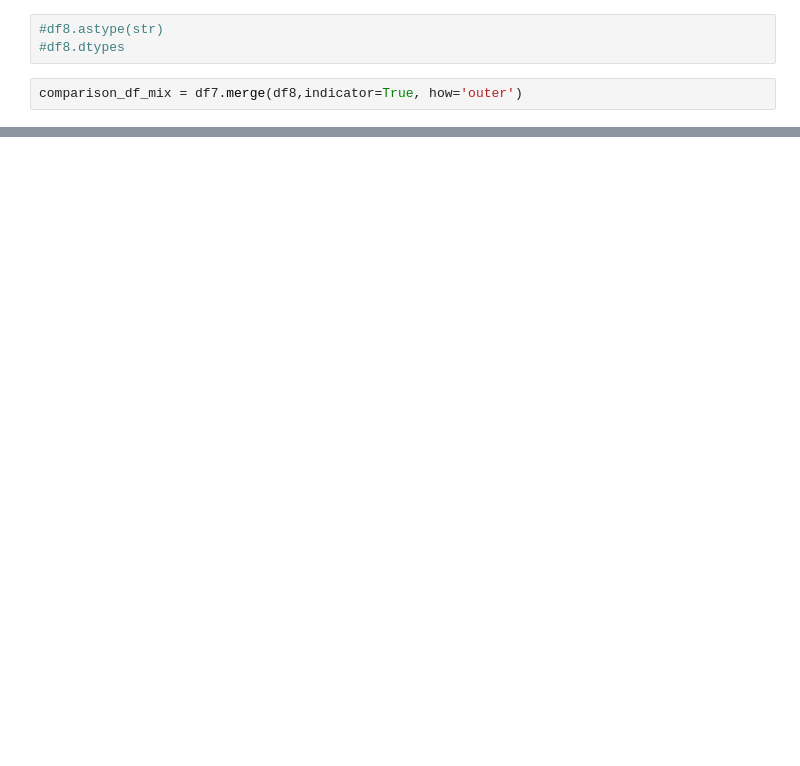
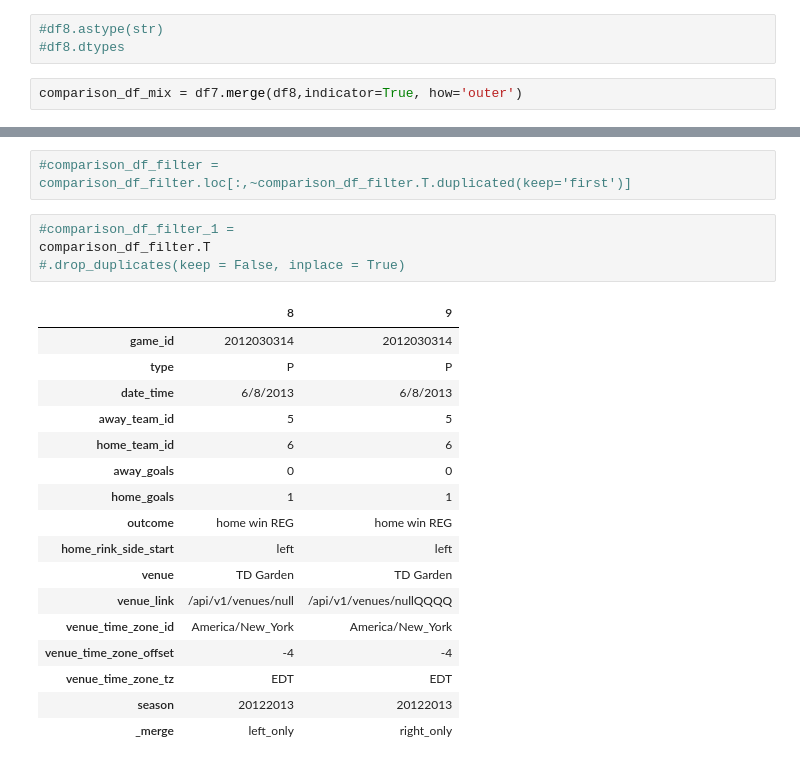
Before and after one commit to sumedhshirodkar34/project, a Jupyter notebook: compare_2_dataframes.ipynb, the cells around one changed output, grey strips where cells are left out. Drawn from its saved outputs; the diff is of its cells as text; blank space fills up the shorter version.

```diff
--- a/compare_2_dataframes.ipynb
+++ b/compare_2_dataframes.ipynb
@@ -41,0 +86,24 @@ comparison_df_mix = df7.merge(df8,indicator=True, how='outer')
+# %%
+#comparison_df_filter = comparison_df_filter.loc[:,~comparison_df_filter.T.duplicated(keep='first')]
+# %%
+#comparison_df_filter_1 =
+comparison_df_filter.T
+#.drop_duplicates(keep = False, inplace = True)
+# %% [output]
+|  | 8 | 9 |
+| game_id | 2012030314 | 2012030314 |
+| type | P | P |
+| date_time | 6/8/2013 | 6/8/2013 |
+| away_team_id | 5 | 5 |
+| home_team_id | 6 | 6 |
+| away_goals | 0 | 0 |
+| home_goals | 1 | 1 |
+| outcome | home win REG | home win REG |
+| home_rink_side_start | left | left |
+| venue | TD Garden | TD Garden |
+| venue_link | /api/v1/venues/null | /api/v1/venues/nullQQQQ |
+| venue_time_zone_id | America/New_York | America/New_York |
+| venue_time_zone_offset | -4 | -4 |
+| venue_time_zone_tz | EDT | EDT |
+| season | 20122013 | 20122013 |
+| _merge | left_only | right_only |
```
Also changed, not shown: parts of 13 cells of this notebook.
